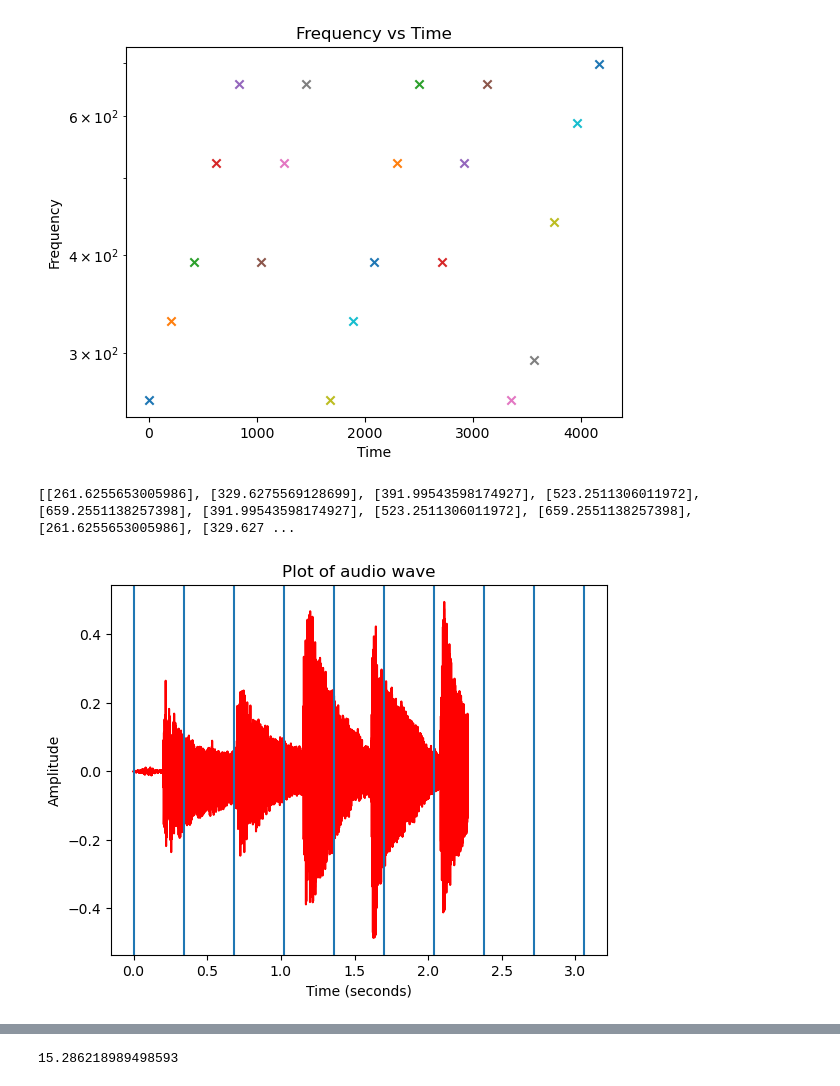
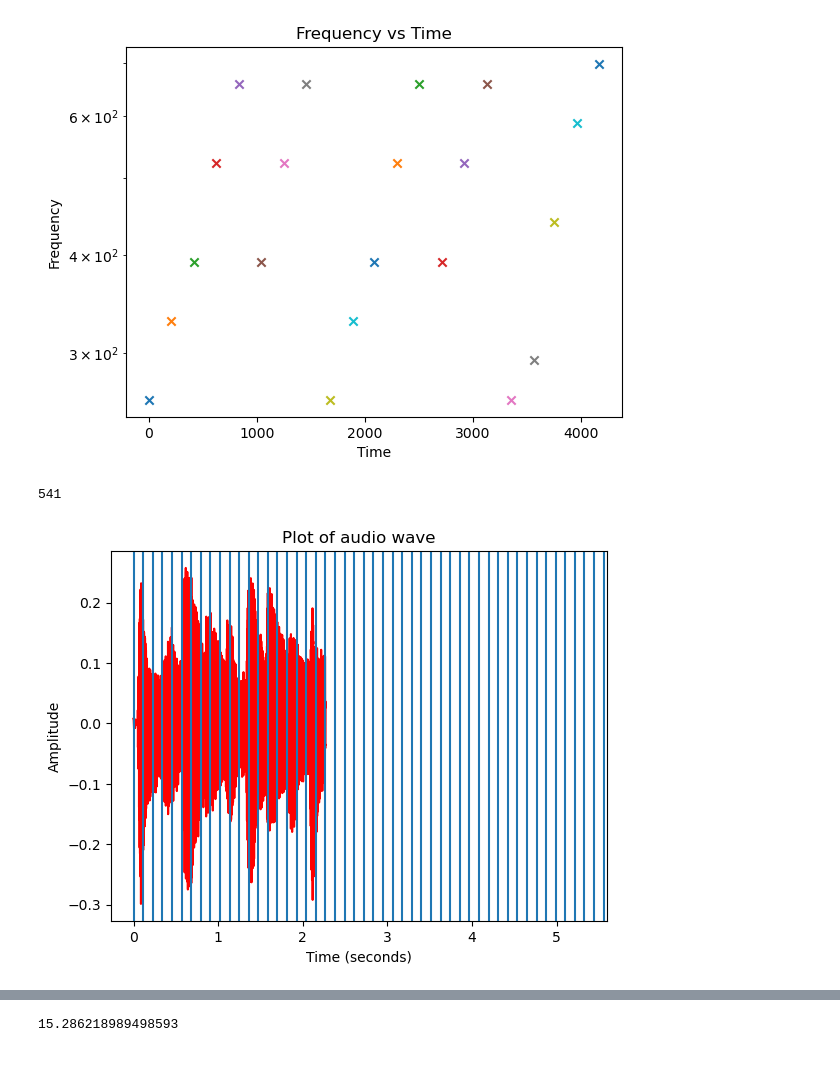
Before and after one commit to josephinecowley/Score-follower, a Jupyter notebook: GP_models/no_onset_detection.ipynb, the cells around one changed output, grey strips where cells are left out. Drawn from its saved outputs; the diff is of its cells as text; code cells hidden in the pictures.

```diff
--- a/GP_models/no_onset_detection.ipynb
+++ b/GP_models/no_onset_detection.ipynb
@@ -12,30 +14,31 @@ from midi import process_midi_to_note_info, notes_to_chords, dict_to_frequency_l
 # %%
 notes = process_midi_to_note_info(
     '/Users/josephine/Documents/Engineering /Part IIB/Score alignment project/Score-follower/midi_files/Prelude1.midi')
-chords = notes_to_chords(notes, False)
+chords = notes_to_chords(notes, sustain=False)
 
 plot_piece(chords, 20)
 plt.show()
 score = dict_to_frequency_list(chords)
-print(score)
+print(len(score))
 # %% [output]
 [figure]
-[[261.6255653005986], [329.6275569128699], [391.99543598174927], [523.2511306011972], [659.2551138257398], [391.99543598174927], [523.2511306011972], [659.2551138257398], [261.6255653005986], [329.627 ...
+541
 # %%
-hop = 15000
+hop = 5000
 sample_len = 1000
+cov_dict = {}
 # %%
-path =     '/Users/josephine/Documents/Engineering /Part IIB/Score alignment project/Score-follower/wav_files/bach_3.wav'
+path =     '/Users/josephine/Documents/Engineering /Part IIB/Score alignment project/Score-follower/wav_files/bach_1.wav'
 sample_rate, data = wav.read(path)
 
 audio_duration = len(data)/sample_rate
 
 
 time_samples = np.linspace(0, audio_duration, len(data))
 sample_indices = np.arange(0, len(data), hop)
 sample_data = [data[index:index+sample_len] for index in sample_indices]
 helper.plot_audio(time_samples[:100000], data[:100000])
-for i in sample_indices[:10]:
+for i in sample_indices[:50]:
     plt.axvline(i/sample_rate)
 # %% [output]
-[figure, old version]
+[figure, new version]
```
Also changed, not shown: parts of 15 cells of this notebook.
